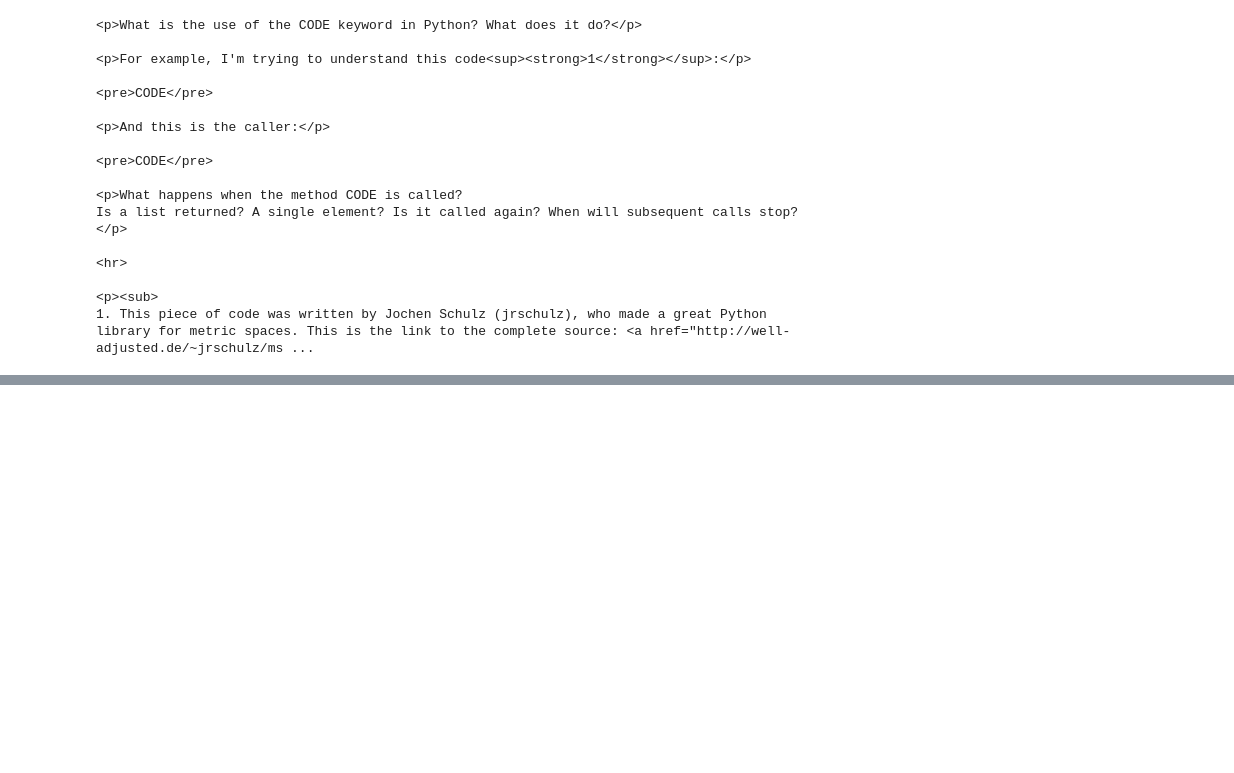
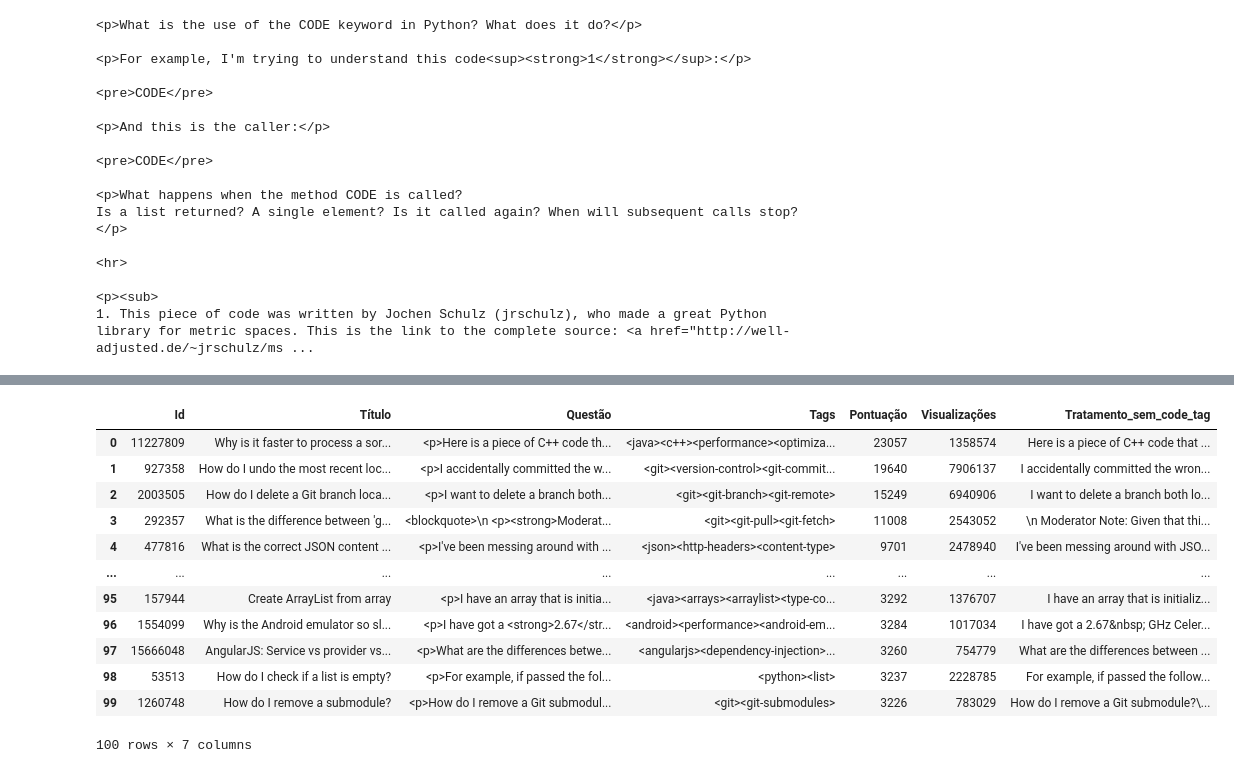
Before and after one commit to J0hnV1ct0r/Formacao_ML_Avancada_Alura, a Jupyter notebook: ModelosDeLinguagemAlura.ipynb, the cells around one changed output, grey strips where cells are left out. Saved outputs shown, nothing was run; the diff lists cells and outputs as text; code cells hidden in the pictures; blank space fills up the shorter version.

```diff
--- a/ModelosDeLinguagemAlura.ipynb
+++ b/ModelosDeLinguagemAlura.ipynb
@@ -223,0 +256,20 @@ Is a list returned? A single element? Is it called again? When will subsequent c
+# %%
+#Demonstração do tratamento com questões em ingles
+questoes_ingles_sem_code = sub_codigo(overflow_ingles.Questão, regex_codigo)
+questoes_ingles_sem_code_tag = remover(questoes_ingles_sem_code, regex_html)
+overflow_ingles['Tratamento_sem_code_tag']=questoes_ingles_sem_code_tag
+overflow_ingles.head(100)
+# %% [output]
+|  | Id | Título | Questão | Tags | Pontuação | Visualizações | Tratamento_sem_code_tag |
+| 0 | 11227809 | Why is it faster to process a sor... | <p>Here is a piece of C++ code th... | <java><c++><performance><optimiza... | 23057 | 1358574 | Here is a piece of C++ code that ... |
+| 1 | 927358 | How do I undo the most recent loc... | <p>I accidentally committed the w... | <git><version-control><git-commit... | 19640 | 7906137 | I accidentally committed the wron... |
+| 2 | 2003505 | How do I delete a Git branch loca... | <p>I want to delete a branch both... | <git><git-branch><git-remote> | 15249 | 6940906 | I want to delete a branch both lo... |
+| 3 | 292357 | What is the difference between 'g... | <blockquote>\n <p><strong>Moderat... | <git><git-pull><git-fetch> | 11008 | 2543052 | \n Moderator Note: Given that thi... |
+| 4 | 477816 | What is the correct JSON content ... | <p>I've been messing around with ... | <json><http-headers><content-type> | 9701 | 2478940 | I've been messing around with JSO... |
+| ... | ... | ... | ... | ... | ... | ... | ... |
+| 95 | 157944 | Create ArrayList from array | <p>I have an array that is initia... | <java><arrays><arraylist><type-co... | 3292 | 1376707 | I have an array that is initializ... |
+| 96 | 1554099 | Why is the Android emulator so sl... | <p>I have got a <strong>2.67</str... | <android><performance><android-em... | 3284 | 1017034 | I have got a 2.67&nbsp; GHz Celer... |
+| 97 | 15666048 | AngularJS: Service vs provider vs... | <p>What are the differences betwe... | <angularjs><dependency-injection>... | 3260 | 754779 | What are the differences between ... |
+| 98 | 53513 | How do I check if a list is empty? | <p>For example, if passed the fol... | <python><list> | 3237 | 2228785 | For example, if passed the follow... |
+| 99 | 1260748 | How do I remove a submodule? | <p>How do I remove a Git submodul... | <git><git-submodules> | 3226 | 783029 | How do I remove a Git submodule?\... |
+100 rows × 7 columns
```
Also changed, not shown: parts of 4 cells of this notebook.
